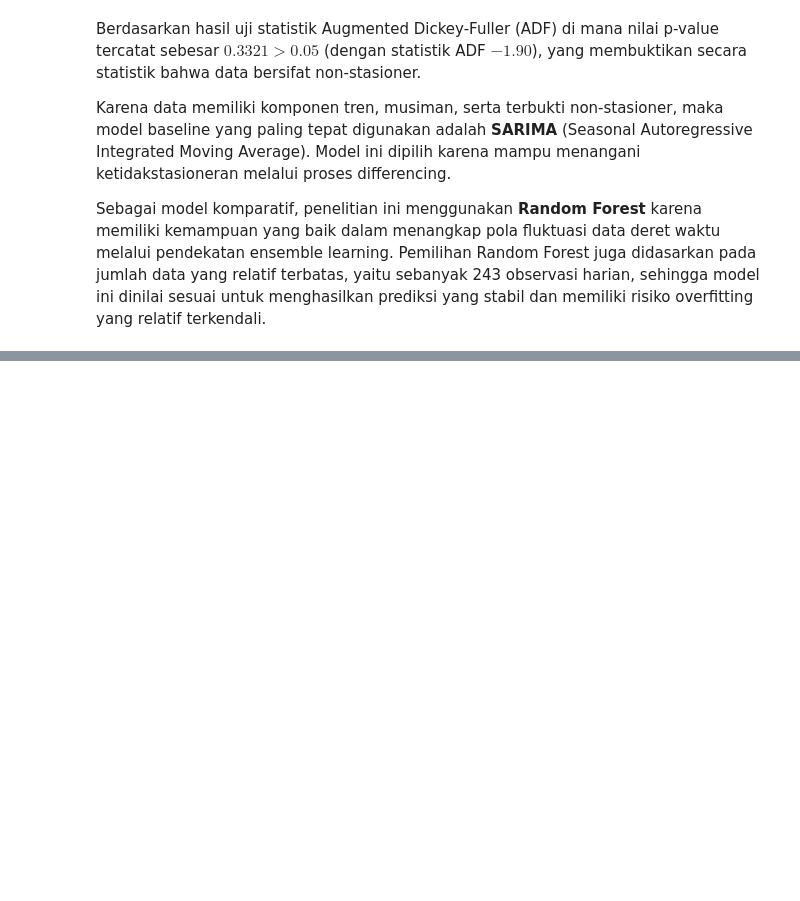
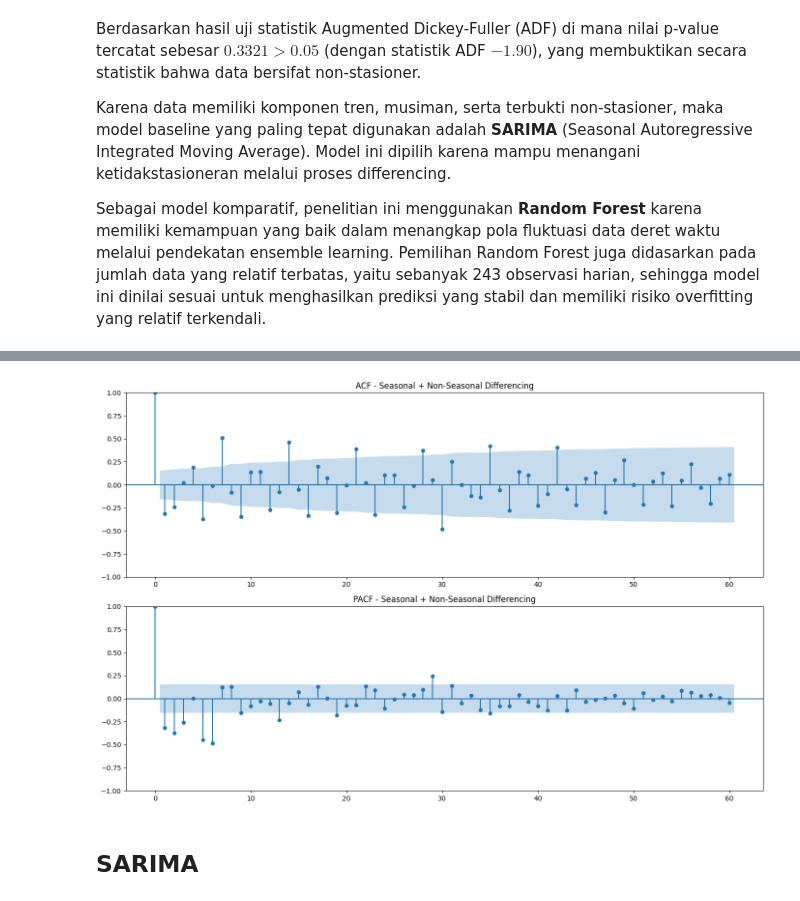
Before and after one commit to LffaZ/blood-donor-deferral-forecasting, a Jupyter notebook: 24083010033_Donor_Forecasting.ipynb, the cells around one changed output, grey strips where cells are left out. Cells and saved outputs as stored; diff of their text form; code cells hidden in the pictures; blank space fills up the shorter version.

Commit message:
P2: implementasi pemodelan SARIMA

```diff
--- a/24083010033_Donor_Forecasting.ipynb
+++ b/24083010033_Donor_Forecasting.ipynb
@@ -94,0 +107,15 @@ Sebagai model komparatif, penelitian ini menggunakan **Random Forest** karena me
+# %%
+data = df['Jumlah_Pendonor'].astype(float)
+train_size = int(len(data) * 0.8)
+
+train = data.iloc[:train_size]
+test = data.iloc[train_size:]
+
+print("Jumlah data keseluruhan :", len(data))
+print("Jumlah data training    :", len(train))
+print("Jumlah data testing     :", len(test))
+
+print("\nPeriode Training:")
+print(train.index.min(), "sampai", train.index.max())
+print("Periode Testing:")
+print(test.index.min(), "sampai", test.index.max())
@@ -94,0 +131,19 @@ Sebagai model komparatif, penelitian ini menggunakan **Random Forest** karena me
+# %%
+s=30
+seasonal_diff = train.diff(s)
+combined_diff = seasonal_diff.diff().dropna()
+adf_result = adfuller(combined_diff)
+
+print("=== ADF Test Seasonal Differencing ===")
+print("Seasonal Period :", s)
+print("ADF Statistic   :", adf_result[0])
+print("p-value         :", adf_result[1])
+
+print("\nCritical Values:")
+for key, value in adf_result[4].items():
+    print(f"{key}: {value}")
+
+if adf_result[1] < 0.05:
+    print("\nData sudah stasioner.")
+else:
+    print("\nData belum stasioner.")
@@ -94,0 +162,15 @@ Sebagai model komparatif, penelitian ini menggunakan **Random Forest** karena me
+# %%
+data_diff = combined_diff.dropna()
+fig, ax = plt.subplots(2, 1, figsize=(14, 9))
+
+plot_acf(data_diff, lags=60, ax=ax[0])
+ax[0].set_title('ACF - Seasonal + Non-Seasonal Differencing')
+plot_pacf(data_diff, lags=60, ax=ax[1], method='ywm')
+ax[1].set_title('PACF - Seasonal + Non-Seasonal Differencing')
+
+plt.tight_layout()
+plt.show()
+# %% [output]
+[figure, added]
+# %% [markdown]
+## SARIMA
```
Also changed, not shown: parts of 14 cells of this notebook.
